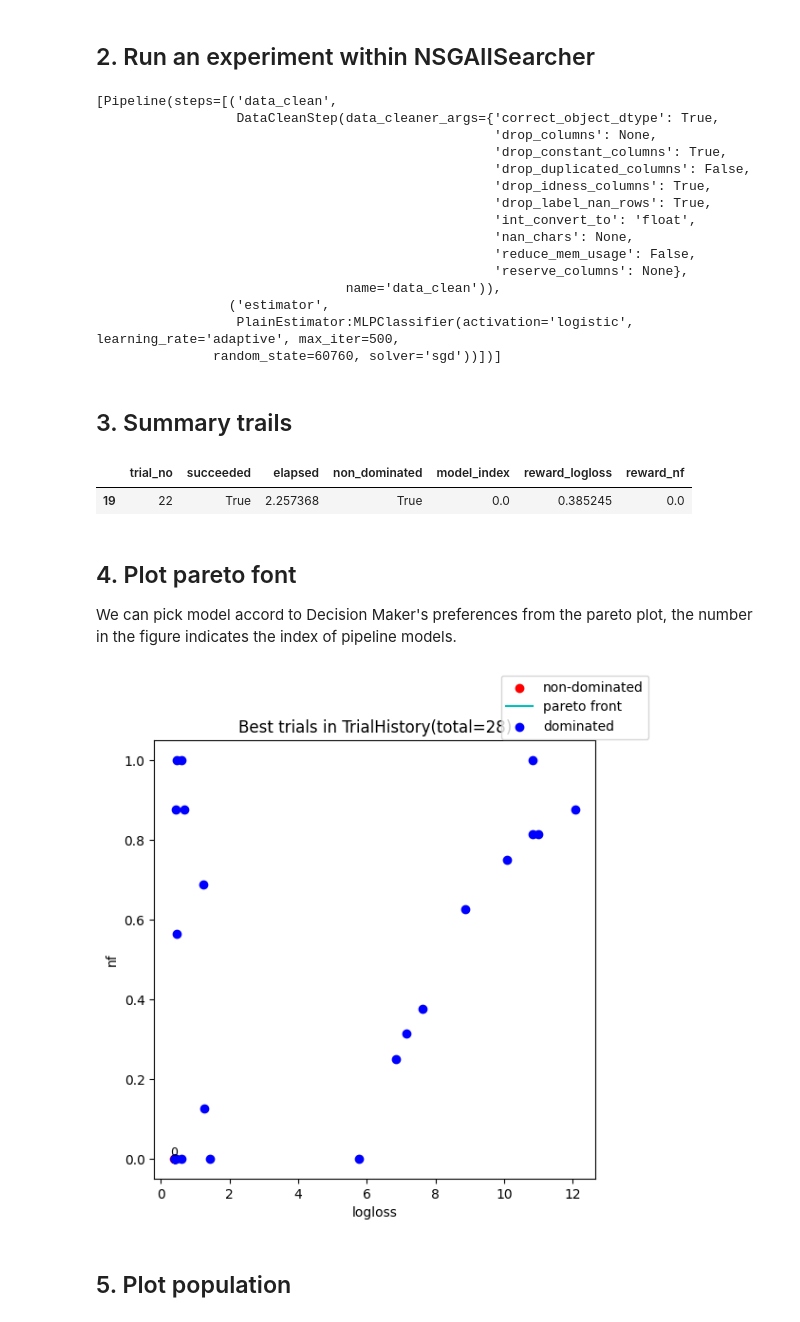
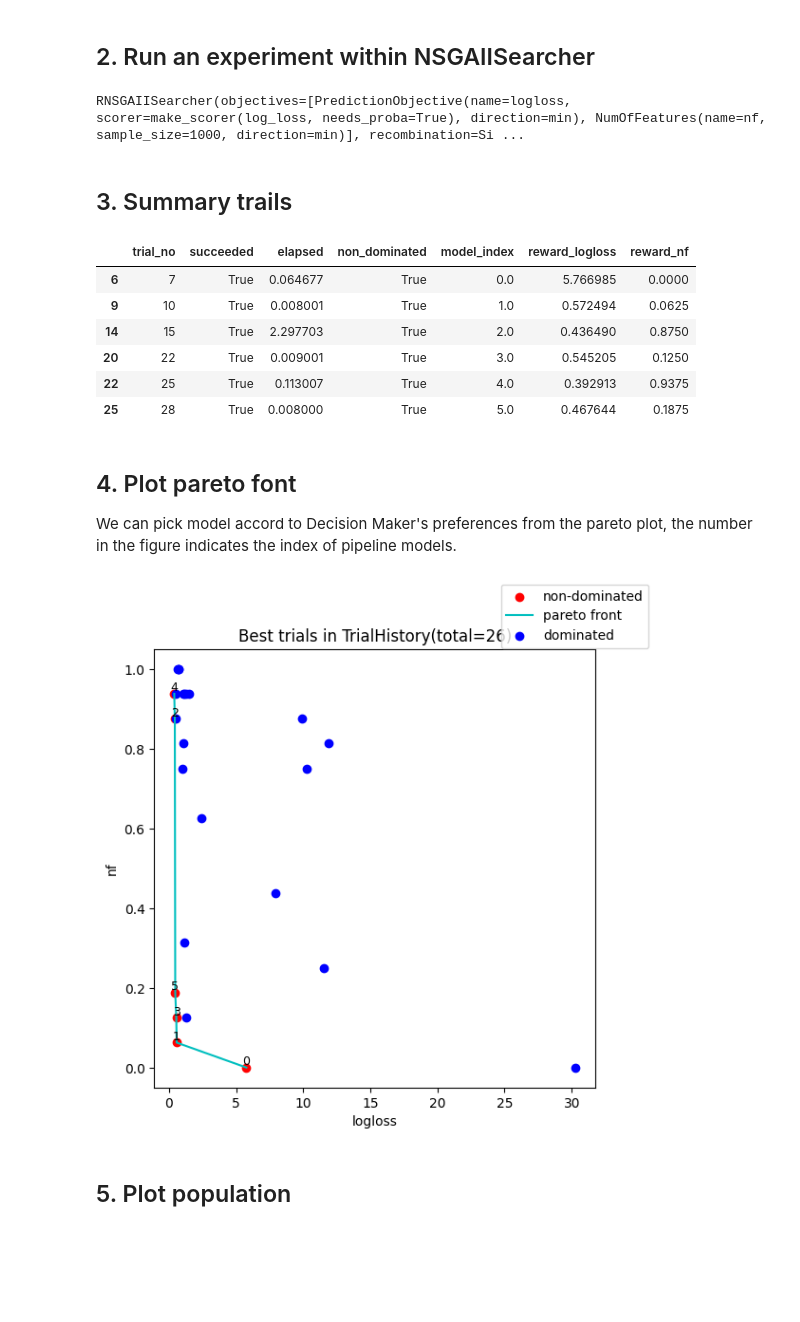
Before and after one commit to DataCanvasIO/Hypernets, a Jupyter notebook: hypernets/examples/62.RNSGAII_example.ipynb, the cells around one changed output. Saved outputs shown, nothing was run; the diff lists cells and outputs as text; code cells hidden in the pictures; blank space fills up the shorter version.

Commit message:
ensure search process can reproduce by random seed

```diff
--- a/hypernets/examples/62.RNSGAII_example.ipynb
+++ b/hypernets/examples/62.RNSGAII_example.ipynb
@@ -45,6 +45,7 @@ class CatPlainModel(PlainModel):
 experiment = make_experiment(CatPlainModel, df_train,
                              eval_data=df_test.copy(),
                              callbacks=[],
+                             random_state=1234,
                              search_callbacks=[],
                              target='y',
                              searcher='rnsga2',  # available MOO searchers: moead, nsga2, rnsga2
@@ -52,46 +53,36 @@ experiment = make_experiment(CatPlainModel, df_train,
                              reward_metric='logloss',
                              objectives=['nf'],
                              early_stopping_rounds=30,
-                             drift_detection_threshold=0.4,
-                             drift_detection_min_features=3,
-                             drift_detection_remove_size=0.5,
+                             drift_detection=False,
                              search_space=PlainSearchSpace(enable_dt=True, enable_lr=False, enable_nn=True))
 
 estimators = experiment.run(max_trials=30)
-estimators[:1]
+hyper_model = experiment.hyper_model_
+hyper_model.searcher
 # %% [output]
-[Pipeline(steps=[('data_clean',
-                  DataCleanStep(data_cleaner_args={'correct_object_dtype': True,
-                                                   'drop_columns': None,
-                                                   'drop_constant_columns': True,
-                                                   'drop_duplicated_columns': False,
-                                                   'drop_idness_columns': True,
-                                                   'drop_label_nan_rows': True,
-                                                   'int_convert_to': 'float',
-                                                   'nan_chars': None,
-                                                   'reduce_mem_usage': False,
-                                                   'reserve_columns': None},
-                                name='data_clean')),
-                 ('estimator',
-                  PlainEstimator:MLPClassifier(activation='logistic', learning_rate='adaptive', max_iter=500,
-               random_state=60760, solver='sgd'))])]
+RNSGAIISearcher(objectives=[PredictionObjective(name=logloss, scorer=make_scorer(log_loss, needs_proba=True), direction=min), NumOfFeatures(name=nf, sample_size=1000, direction=min)], recombination=Si ...
 # %% [markdown]
 ## 3. Summary trails
 # %%
-df_trials = experiment.hyper_model_.history.to_df().copy().drop(['scores', 'reward'], axis=1)
+df_trials = hyper_model.history.to_df().copy().drop(['scores', 'reward'], axis=1)
 df_trials[df_trials['non_dominated'] == True]
 # %% [output]
 |  | trial_no | succeeded | elapsed | non_dominated | model_index | reward_logloss | reward_nf |
-| 19 | 22 | True | 2.257368 | True | 0.0 | 0.385245 | 0.0 |
+| 6 | 7 | True | 0.064677 | True | 0.0 | 5.766985 | 0.0000 |
+| 9 | 10 | True | 0.008001 | True | 1.0 | 0.572494 | 0.0625 |
+| 14 | 15 | True | 2.297703 | True | 2.0 | 0.436490 | 0.8750 |
+| 20 | 22 | True | 0.009001 | True | 3.0 | 0.545205 | 0.1250 |
+| 22 | 25 | True | 0.113007 | True | 4.0 | 0.392913 | 0.9375 |
+| 25 | 28 | True | 0.008000 | True | 5.0 | 0.467644 | 0.1875 |
 # %% [markdown]
 ## 4. Plot pareto font
 
 We can pick model accord to Decision Maker's preferences from the pareto plot, the number in the figure indicates the index of pipeline models.
 # %%
-fig, ax  = experiment.hyper_model_.history.plot_best_trials()
+fig, ax  = hyper_model.history.plot_best_trials()
 fig.show()
 # %% [output]
-[figure, old version]
+[figure, new version]
 # %% [markdown]
 ## 5. Plot population
 # %%
```
Also changed, not shown: parts of 3 cells of this notebook, 9 other files.
